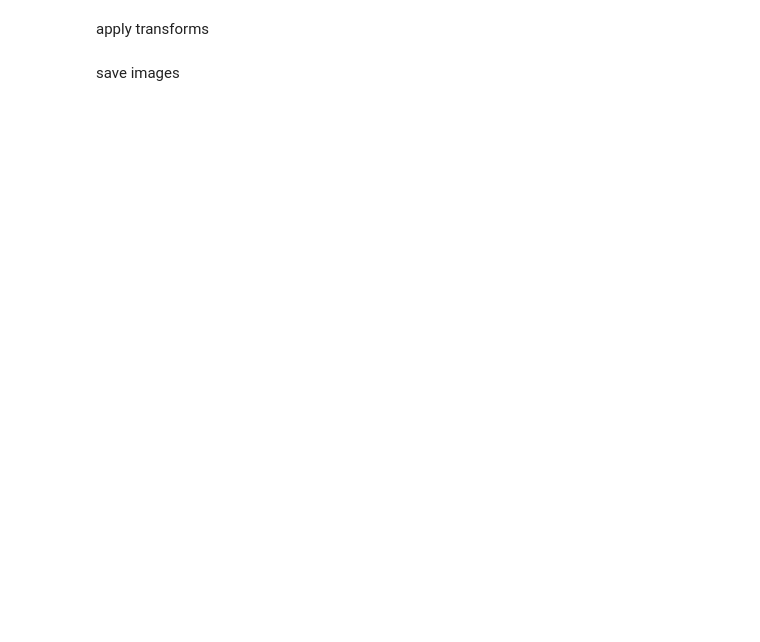
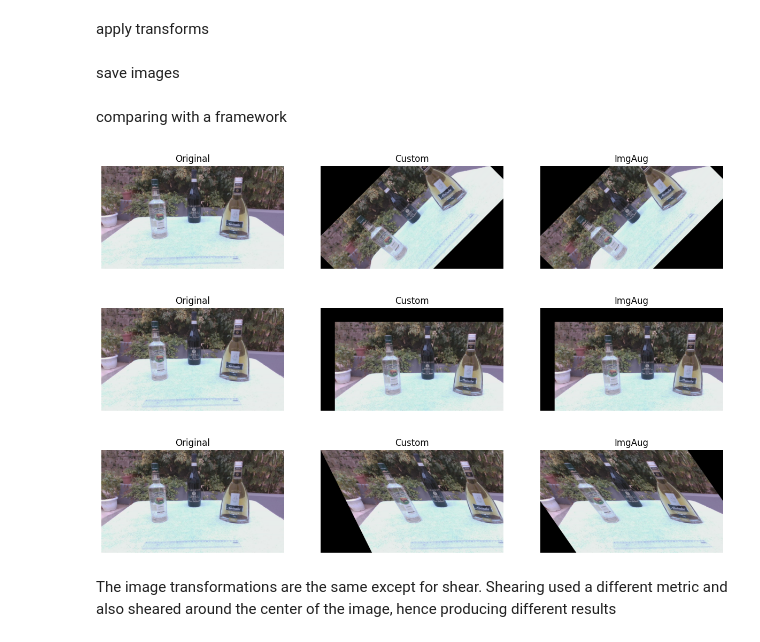
Before and after one commit to hubert0607/cv, a Jupyter notebook: Assignment-Geometric-Distortions-Q4.ipynb, the cells around one changed output. Cells and saved outputs as stored; diff of their text form; code cells hidden in the pictures; blank space fills up the shorter version.

Commit message:
comparing with framework

```diff
--- a/Assignment-Geometric-Distortions-Q4.ipynb
+++ b/Assignment-Geometric-Distortions-Q4.ipynb
@@ -79,3 +79,37 @@ for filename in filenames:
         cv2.imwrite(f"{out_rot}/{filename}_{i}.jpg", rotated_images[i])
         cv2.imwrite(f"{out_trn}/{filename}_{i}.jpg", translated_images[i])
         cv2.imwrite(f"{out_shr}/{filename}_{i}.jpg", sheared_images[i])
+# %% [markdown]
+comparing with a framework
+# %%
+import imgaug.augmenters as iaa
+
+def img_aug_augment(image_name):
+    image = cv2.imread(os.path.join(input_folder, image_name))
+    rotated_images = []
+    translated_images = []
+    sheared_images = []
+
+    for i in range(1,6):
+        rotated_images.append(iaa.Affine(rotate=i * -45).augment_image(image))
+        translated_images.append(iaa.Affine(translate_px={"x": i * 100, "y": i * 100}).augment_image(image))
+        sheared_images.append(iaa.Affine(shear=i * -35).augment_image(image))
+
+    return rotated_images, translated_images, sheared_images
+# %%
+
+img_comp = filenames[0]
+
+mine_r, mine_t, mine_s = apply_transformations(img_comp)
+rotated_images, translated_images, sheared_images = img_aug_augment(img_comp)
+
+# display original, custom implenetation and imgaug implementation side to side for each image
+display_images([cv2.imread(os.path.join(input_folder, img_comp))], [mine_r, rotated_images], ["Custom", "ImgAug"])
+display_images([cv2.imread(os.path.join(input_folder, img_comp))], [mine_t, translated_images], ["Custom", "ImgAug"])
+display_images([cv2.imread(os.path.join(input_folder, img_comp))], [mine_s, sheared_images], ["Custom", "ImgAug"])
+# %% [output]
+[figure, added]
+[figure, added]
+[figure, added]
+# %% [markdown]
+The image transformations are the same except for shear. Shearing  used a different metric and also sheared around the center of the image, hence producing different results
```
